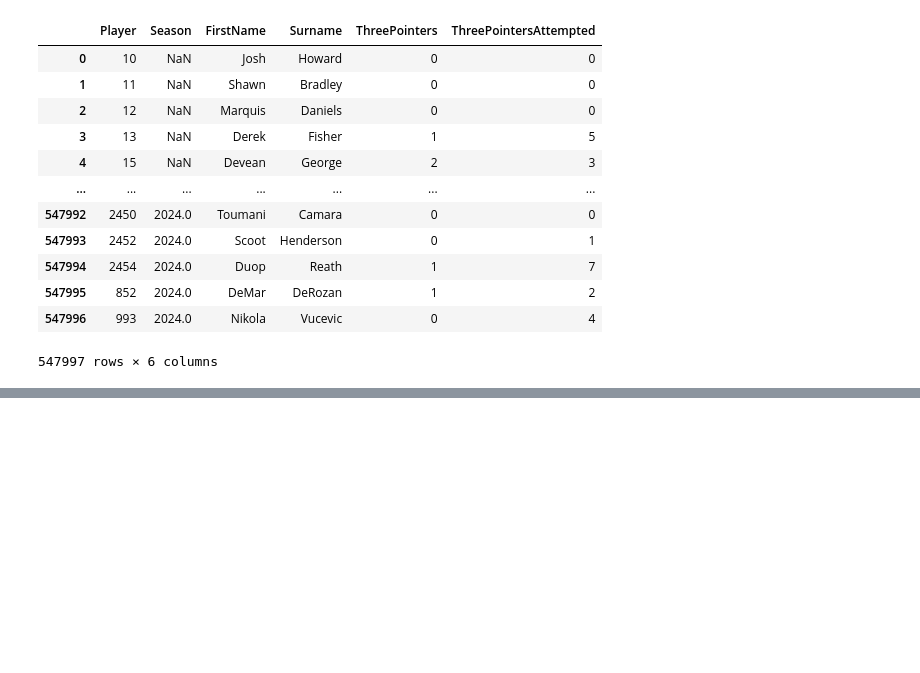
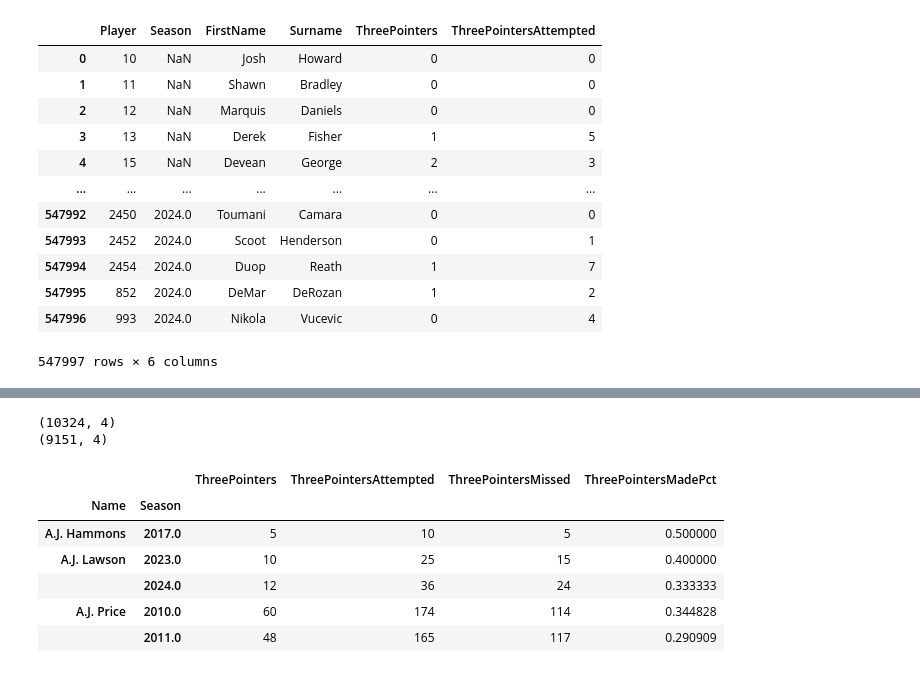
Before and after one commit to abhivir-42/prediction-challenge, a Jupyter notebook: Data_Collection.ipynb, the cells around one changed output, grey strips where cells are left out. Saved outputs shown, nothing was run; the diff lists cells and outputs as text; code cells hidden in the pictures; blank space fills up the shorter version.

```diff
--- a/Data_Collection.ipynb
+++ b/Data_Collection.ipynb
@@ -220,0 +257,22 @@ df_merged
+# %%
+
+df_all['ThreePointersMissed'] = df_all['ThreePointersAttempted'] - df_all['ThreePointers']
+
+# get 3 point make percentage per player
+df_all['ThreePointersMadePct'] = df_all['ThreePointers'] / df_all['ThreePointersAttempted']
+
+# This is each player's make ability on a match day (this means it is not necessarily their ability in the 3pt contest)
+print(df_all.shape)
+df_all = df_all.dropna()
+print(df_all.shape)
+df_all.head()
+# %% [output]
+(10324, 4)
+(9151, 4)
+|  |  | ThreePointers | ThreePointersAttempted | ThreePointersMissed | ThreePointersMadePct |
+| Name | Season |  |  |  |  |
+| A.J. Hammons | 2017.0 | 5 | 10 | 5 | 0.500000 |
+| A.J. Lawson | 2023.0 | 10 | 25 | 15 | 0.400000 |
+|  | 2024.0 | 12 | 36 | 24 | 0.333333 |
+| A.J. Price | 2010.0 | 60 | 174 | 114 | 0.344828 |
+|  | 2011.0 | 48 | 165 | 117 | 0.290909 |
```
Also changed, not shown: parts of 4 cells of this notebook, 1 other file.
